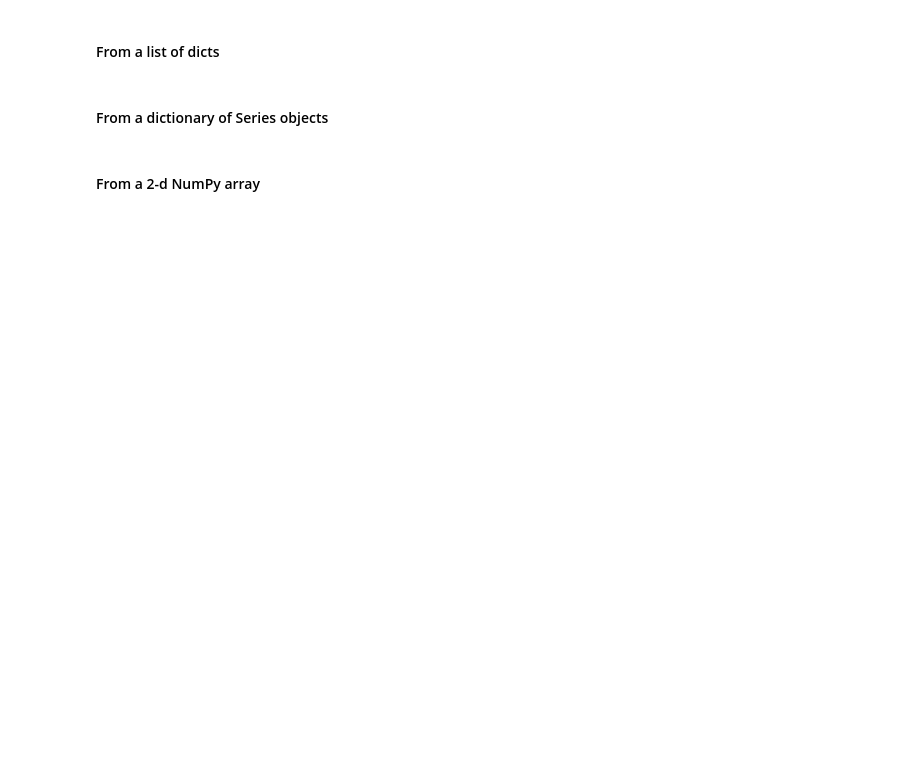
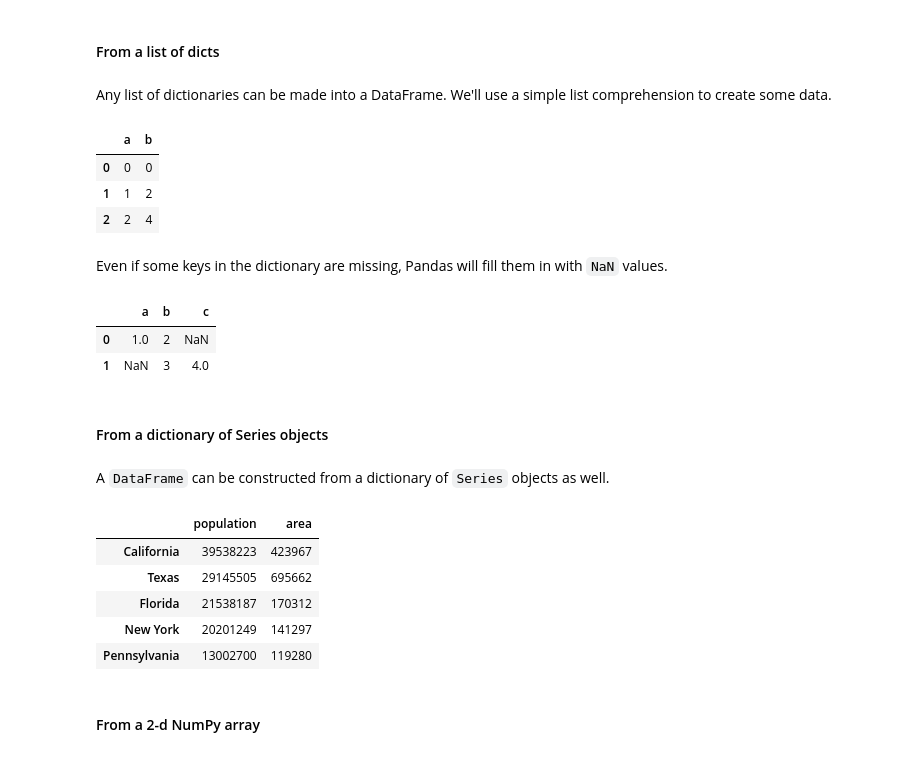
Before and after one commit to huymh/jupyter-notes, a Jupyter notebook: HB_Data_Manipulation_with_Pandas.ipynb, the cells around one changed output. Saved outputs shown, nothing was run; the diff lists cells and outputs as text; code cells hidden in the pictures; blank space fills up the shorter version.

```diff
--- a/HB_Data_Manipulation_with_Pandas.ipynb
+++ b/HB_Data_Manipulation_with_Pandas.ipynb
@@ -33,6 +223,35 @@ improt pandas as pd
 # %% [markdown]
 #### From a list of dicts
+# %% [markdown]
+Any list of dictionaries can be made into a DataFrame. We'll use a simple list comprehension to create some data.
+# %%
+data = [{'a': i, 'b': 2 * i} for i in range(3)]
+pd.DataFrame(data)
+# %% [output]
+|  | a | b |
+| 0 | 0 | 0 |
+| 1 | 1 | 2 |
+| 2 | 2 | 4 |
+# %% [markdown]
+Even if some keys in the dictionary are missing, Pandas will fill them in with `NaN` values.
+# %%
+pd.DataFrame([{'a': 1, 'b': 2}, {'b':3, 'c':4}])
+# %% [output]
+|  | a | b | c |
+| 0 | 1.0 | 2 | NaN |
+| 1 | NaN | 3 | 4.0 |
 # %% [markdown]
 #### From a dictionary of Series objects
+# %% [markdown]
+A `DataFrame` can be constructed from a dictionary of `Series` objects as well.
+# %%
+pd.DataFrame({'population': population, 'area': area})
+# %% [output]
+|  | population | area |
+| California | 39538223 | 423967 |
+| Texas | 29145505 | 695662 |
+| Florida | 21538187 | 170312 |
+| New York | 20201249 | 141297 |
+| Pennsylvania | 13002700 | 119280 |
 # %% [markdown]
 #### From a 2-d NumPy array
```
Also changed, not shown: parts of 61 cells of this notebook.
